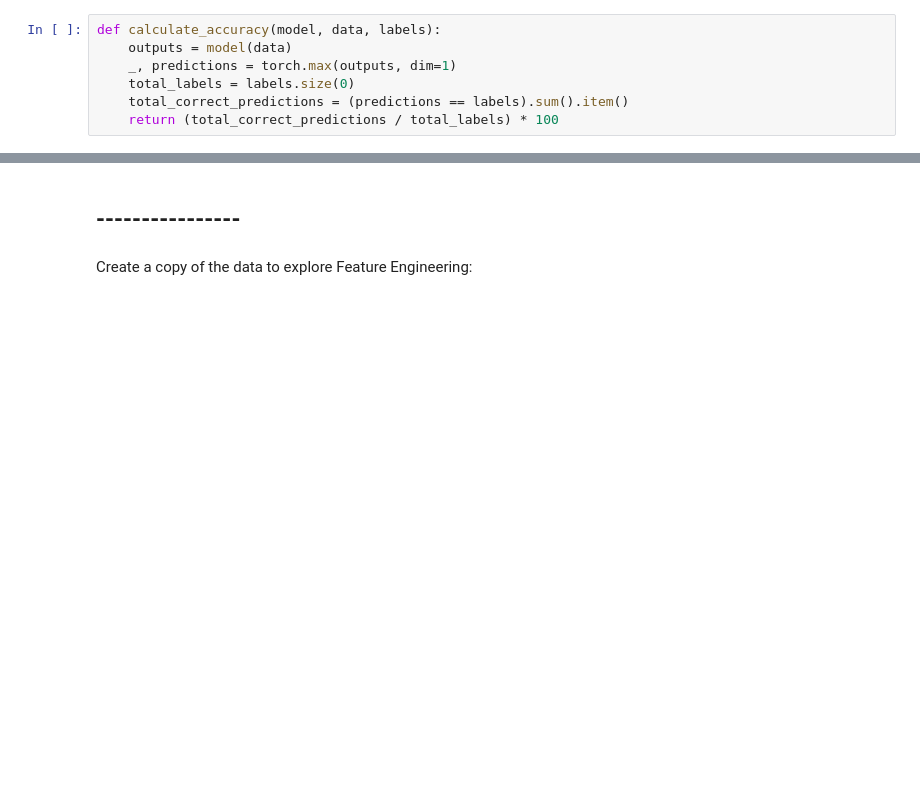
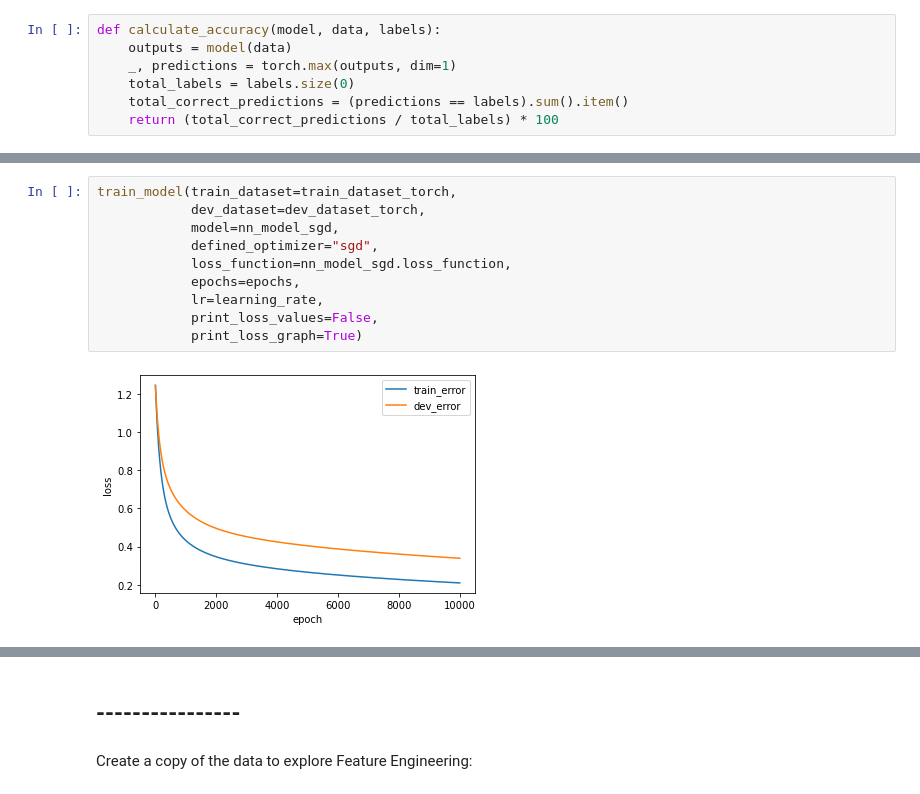
Before and after one commit to OmerHefets/basic_dl_projects, a Jupyter notebook: Iris dataset.ipynb, the cells around one changed output, grey strips where cells are left out. Saved outputs shown, nothing was run; the diff lists cells and outputs as text; blank space fills up the shorter version.

```diff
--- a/Iris dataset.ipynb
+++ b/Iris dataset.ipynb
@@ -390,0 +476,12 @@ calculate_accuracy(model=logistic_model_sgd, data=dev_dataset_torch.X, labels=de
+# %%
+train_model(train_dataset=train_dataset_torch,
+            dev_dataset=dev_dataset_torch,
+            model=nn_model_sgd,
+            defined_optimizer="sgd",
+            loss_function=nn_model_sgd.loss_function,
+            epochs=epochs,
+            lr=learning_rate,
+            print_loss_values=False,
+            print_loss_graph=True)
+# %% [output]
+[figure, added]
```
Also changed, not shown: parts of 28 cells of this notebook.
